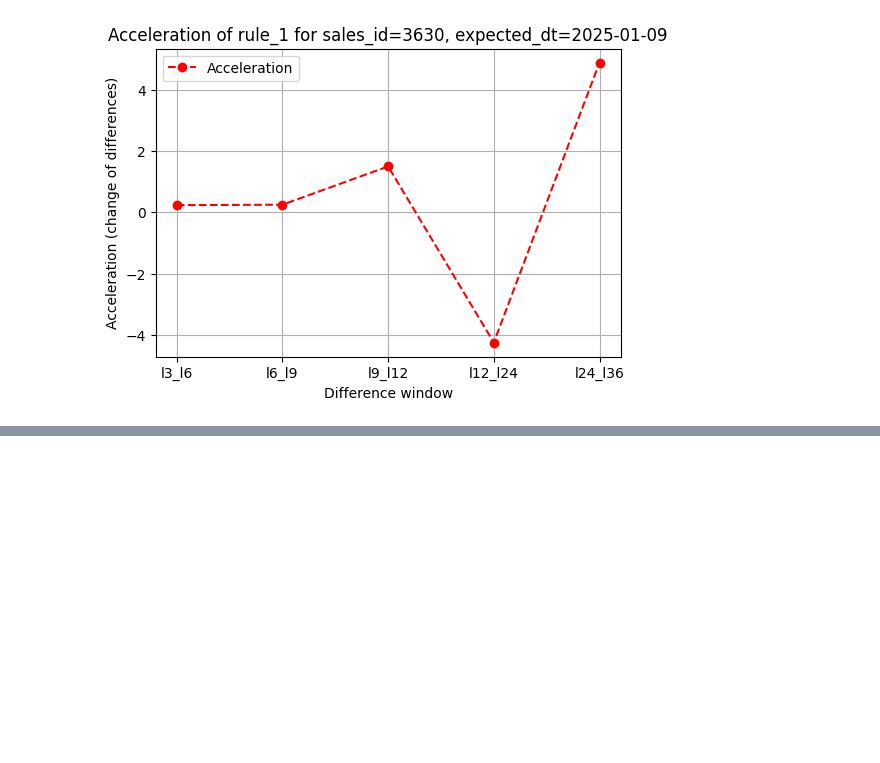
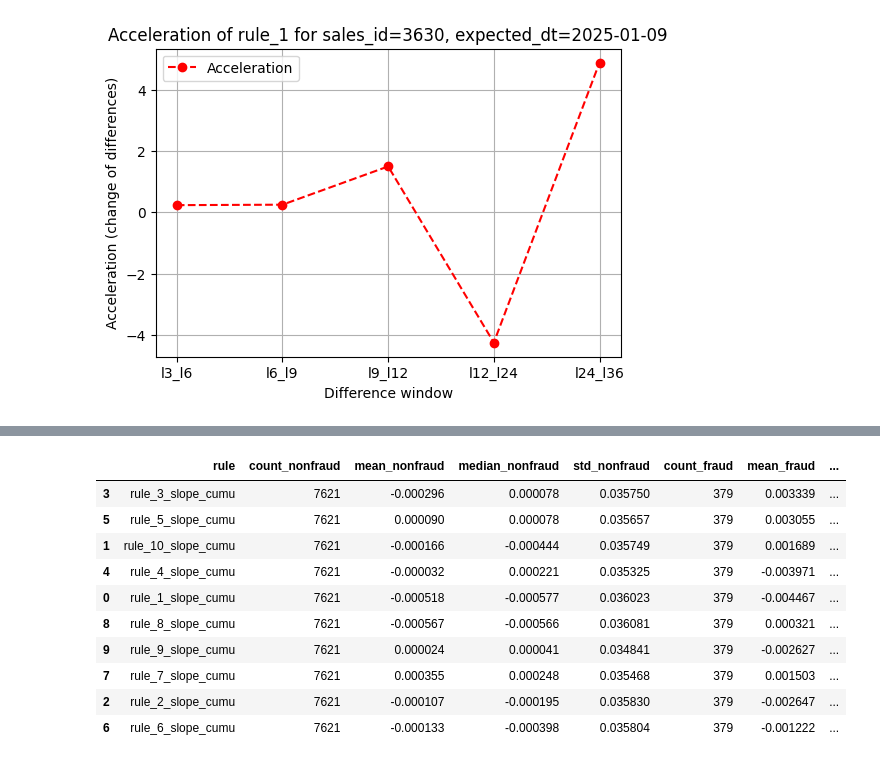
Before and after one commit to lidv94/anomaly-detection, a Jupyter notebook: dev_slope.ipynb, the cells around one changed output, grey strips where cells are left out. Cells and saved outputs as stored; diff of their text form; code cells hidden in the pictures; blank space fills up the shorter version.

```diff
--- a/dev_slope.ipynb
+++ b/dev_slope.ipynb
@@ -513,0 +716,15 @@ KeyboardInterrupt:
+# %%
+df_stats = slope_stats_table(df_slopes_cumu, slope_type="_slope_cumu")
+df_stats
+# %% [output]
+|  | rule | count_nonfraud | mean_nonfraud | median_nonfraud | std_nonfraud | count_fraud | mean_fraud | ... |
+| 3 | rule_3_slope_cumu | 7621 | -0.000296 | 0.000078 | 0.035750 | 379 | 0.003339 | ... |
+| 5 | rule_5_slope_cumu | 7621 | 0.000090 | 0.000078 | 0.035657 | 379 | 0.003055 | ... |
+| 1 | rule_10_slope_cumu | 7621 | -0.000166 | -0.000444 | 0.035749 | 379 | 0.001689 | ... |
+| 4 | rule_4_slope_cumu | 7621 | -0.000032 | 0.000221 | 0.035325 | 379 | -0.003971 | ... |
+| 0 | rule_1_slope_cumu | 7621 | -0.000518 | -0.000577 | 0.036023 | 379 | -0.004467 | ... |
+| 8 | rule_8_slope_cumu | 7621 | -0.000567 | -0.000566 | 0.036081 | 379 | 0.000321 | ... |
+| 9 | rule_9_slope_cumu | 7621 | 0.000024 | 0.000041 | 0.034841 | 379 | -0.002627 | ... |
+| 7 | rule_7_slope_cumu | 7621 | 0.000355 | 0.000248 | 0.035468 | 379 | 0.001503 | ... |
+| 2 | rule_2_slope_cumu | 7621 | -0.000107 | -0.000195 | 0.035830 | 379 | -0.002647 | ... |
+| 6 | rule_6_slope_cumu | 7621 | -0.000133 | -0.000398 | 0.035804 | 379 | -0.001222 | ... |
```
Also changed, not shown: parts of 23 cells of this notebook.
